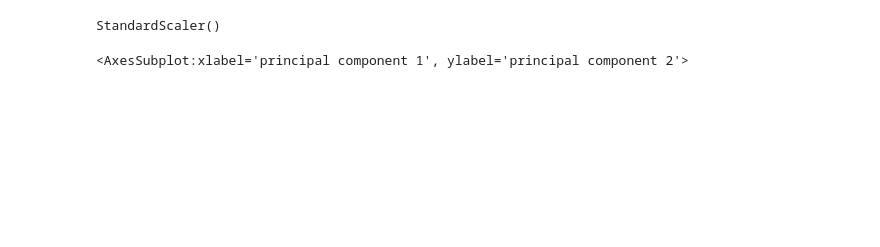
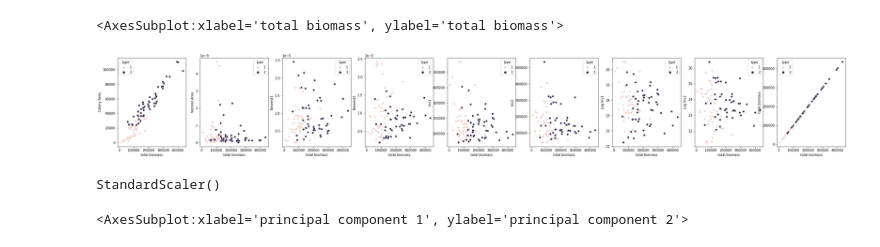
Before and after one commit to Jsakkos/nufeb-cyano-e-coli, a Jupyter notebook: notebooks/spatial effects.ipynb, the cells around one changed output. Drawn from its saved outputs; the diff is of its cells as text; code cells hidden in the pictures; blank space fills up the shorter version.

```diff
--- a/notebooks/spatial effects.ipynb
+++ b/notebooks/spatial effects.ipynb
@@ -164,4 +186,18 @@ Covariance Type:            nonrobust
 strong multicollinearity problems or that the design matrix is singular.
+# %%
+
+f, axes = plt.subplots(ncols=len(metric_list)+1,figsize=(40,5))
+for met,ax in zip(metric_list,axes.ravel()):
+
+   sns.scatterplot(x='total biomass',y=met,hue='type',data=metrics,ax=ax)
+
+sns.scatterplot(x='total biomass',y='total biomass',hue='type',data=metrics,ax=axes.ravel()[-1])
+#for ax in axes.ravel():
+   # ax.set_xscale('log')
+   # ax.set_yscale('log')
+# %% [output]
+<AxesSubplot:xlabel='total biomass', ylabel='total biomass'>
+[figure, added]
 # %%
 metric2.reset_index(drop=True,inplace=True)
 # %%
```
Also changed, not shown: parts of 14 cells of this notebook.
